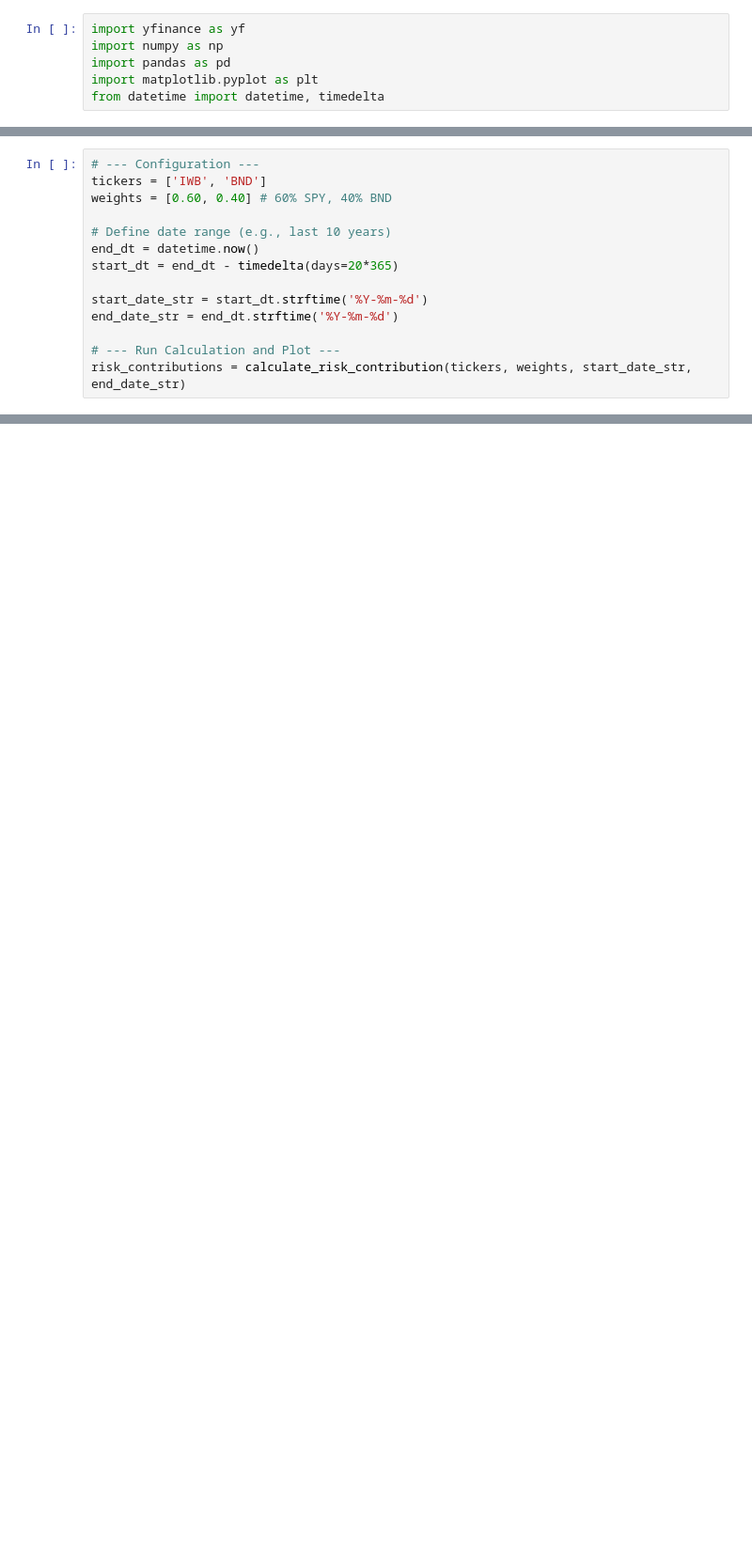
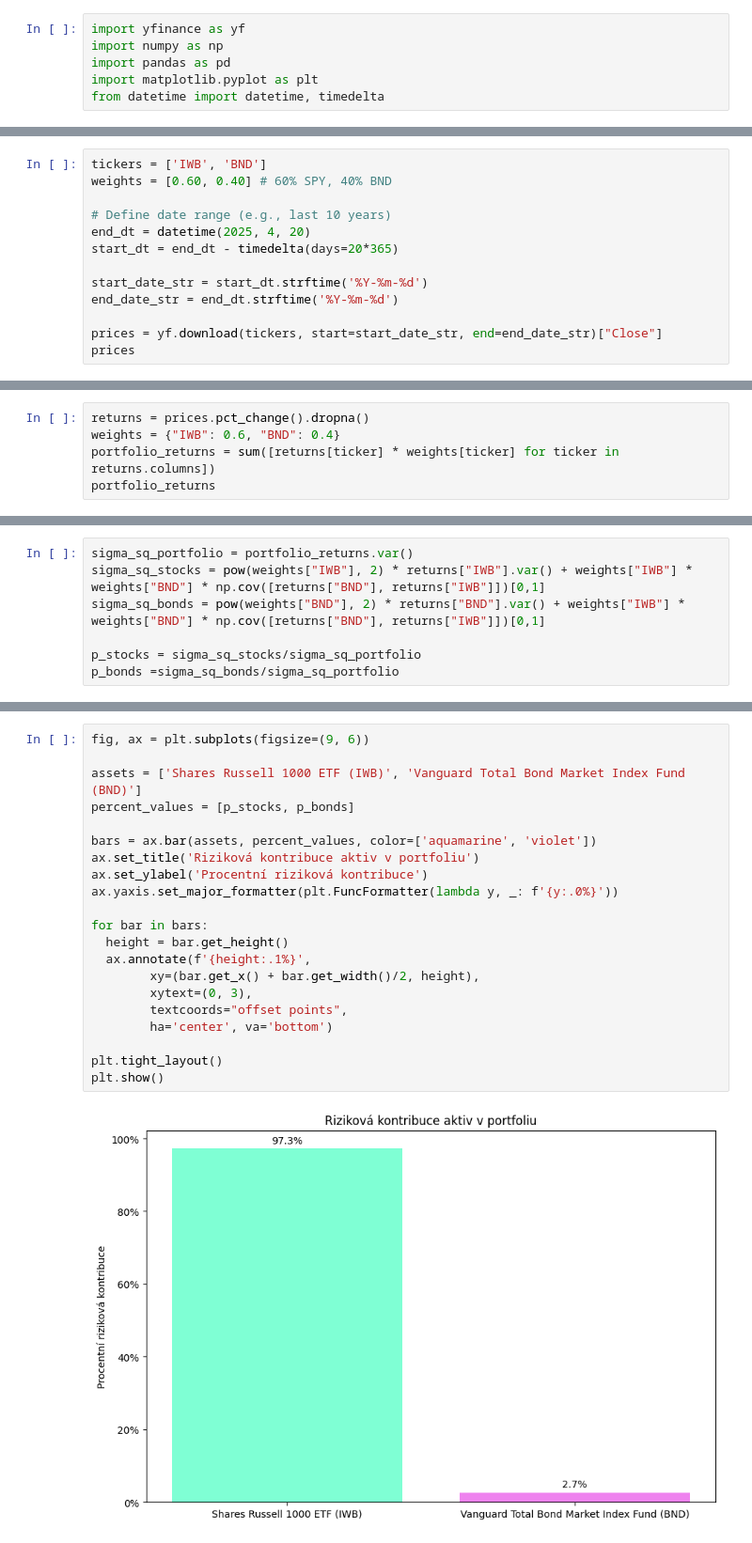
Before and after one commit to mirekbohm/masters, a Jupyter notebook: src/qian-risk-contrib.ipynb, the cells around one changed output, grey strips where cells are left out. Shown: that part at 94% size. Drawn from its saved outputs; the diff is of its cells as text; blank space fills up the shorter version.

Commit message:
Fixed risk contribution

```diff
--- a/src/qian-risk-contrib.ipynb
+++ b/src/qian-risk-contrib.ipynb
@@ -81,16 +7,15 @@ def calculate_risk_contribution(tickers, weights, start_date, end_date):
 # %%
-# --- Configuration ---
 tickers = ['IWB', 'BND']
 weights = [0.60, 0.40] # 60% SPY, 40% BND
 
 # Define date range (e.g., last 10 years)
-end_dt = datetime.now()
+end_dt = datetime(2025, 4, 20)
 start_dt = end_dt - timedelta(days=20*365)
 
 start_date_str = start_dt.strftime('%Y-%m-%d')
 end_date_str = end_dt.strftime('%Y-%m-%d')
 
-# --- Run Calculation and Plot ---
-risk_contributions = calculate_risk_contribution(tickers, weights, start_date_str, end_date_str)
+prices = yf.download(tickers, start=start_date_str, end=end_date_str)["Close"]
+prices
 # %% [output]
 [*********************100%***********************]  2 of 2 completed
@@ -105,0 +36,5 @@ dtype: object
+# %%
+returns = prices.pct_change().dropna()
+weights = {"IWB": 0.6, "BND": 0.4}
+portfolio_returns = sum([returns[ticker] * weights[ticker] for ticker in returns.columns])
+portfolio_returns
@@ -105,0 +55,7 @@ dtype: object
+# %%
+sigma_sq_portfolio = portfolio_returns.var()
+sigma_sq_stocks = pow(weights["IWB"], 2) * returns["IWB"].var() + weights["IWB"] * weights["BND"] * np.cov([returns["BND"], returns["IWB"]])[0,1]
+sigma_sq_bonds = pow(weights["BND"], 2) * returns["BND"].var() + weights["IWB"] * weights["BND"] * np.cov([returns["BND"], returns["IWB"]])[0,1]
+
+p_stocks = sigma_sq_stocks/sigma_sq_portfolio
+p_bonds =sigma_sq_bonds/sigma_sq_portfolio
@@ -105,0 +70,23 @@ dtype: object
+# %%
+fig, ax = plt.subplots(figsize=(9, 6))
+
+assets = ['Shares Russell 1000 ETF (IWB)', 'Vanguard Total Bond Market Index Fund (BND)']
+percent_values = [p_stocks, p_bonds]
+
+bars = ax.bar(assets, percent_values, color=['aquamarine', 'violet'])
+ax.set_title('Riziková kontribuce aktiv v portfoliu')
+ax.set_ylabel('Procentní riziková kontribuce')
+ax.yaxis.set_major_formatter(plt.FuncFormatter(lambda y, _: f'{y:.0%}'))
+
+for bar in bars:
+  height = bar.get_height()
+  ax.annotate(f'{height:.1%}',
+        xy=(bar.get_x() + bar.get_width()/2, height),
+        xytext=(0, 3),
+        textcoords="offset points",
+        ha='center', va='bottom')
+
+plt.tight_layout()
+plt.show()
+# %% [output]
+[figure, added]
```
Also changed, not shown: parts of 4 cells of this notebook, 1 other file.
